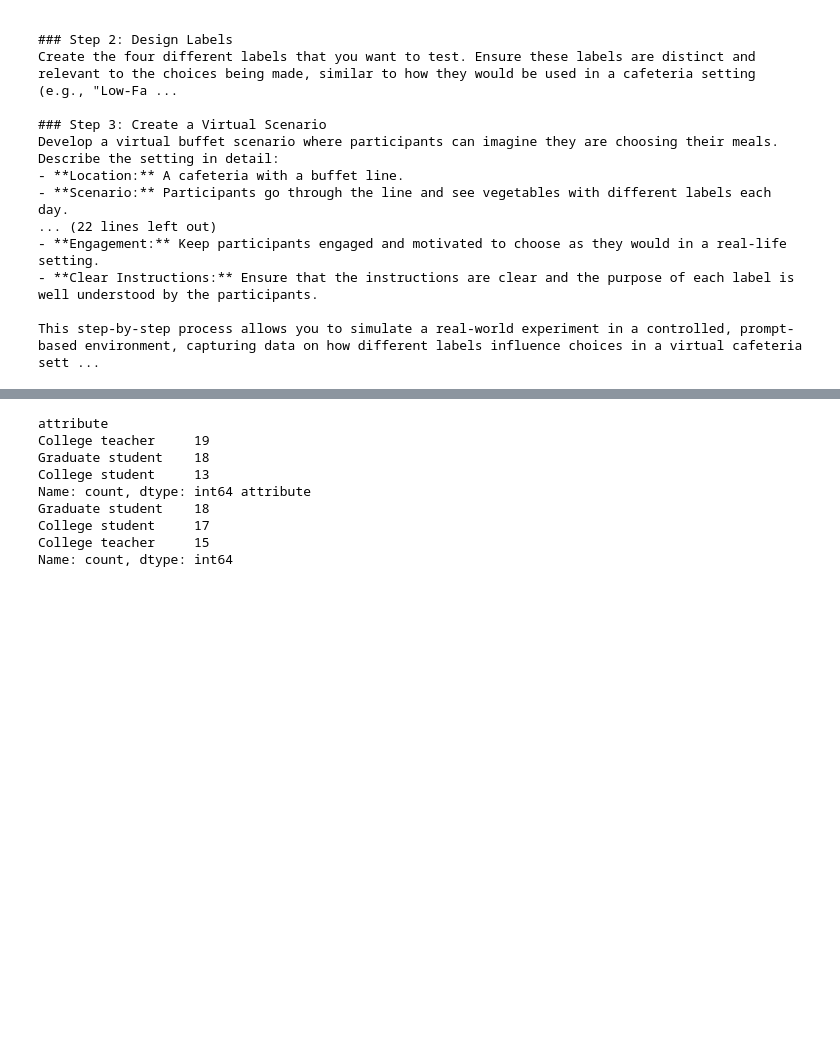
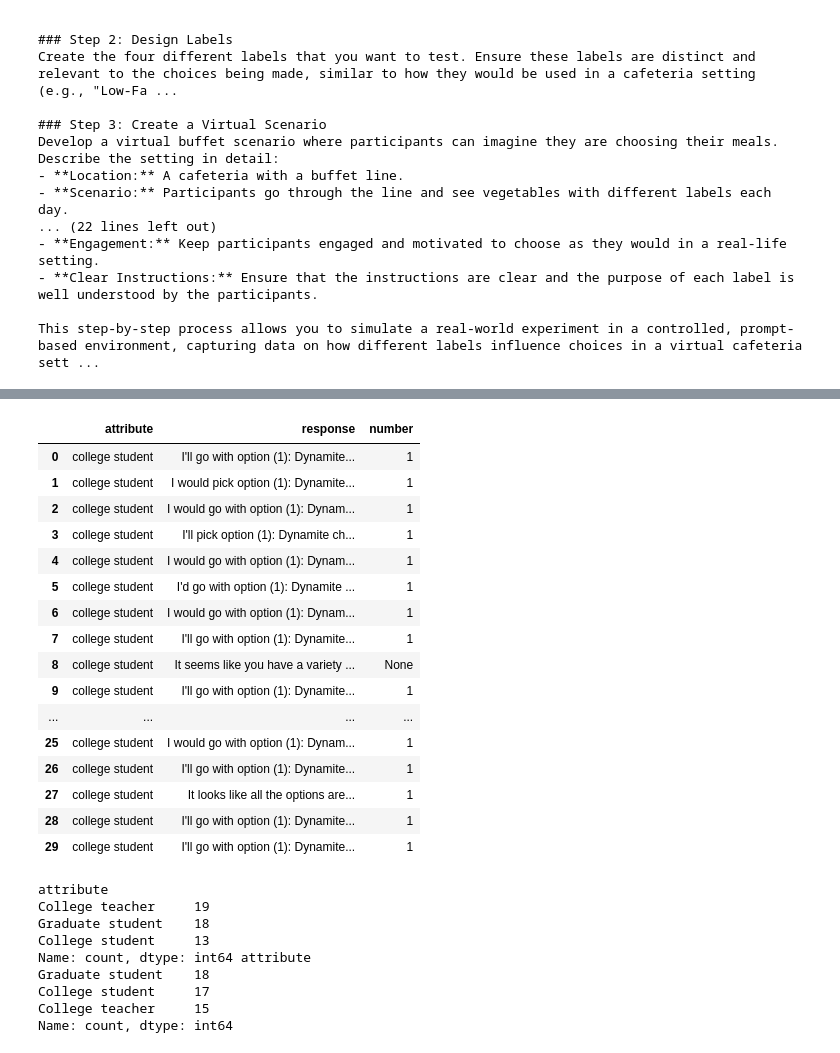
Before and after one commit to BumbuShoji/grad, a Jupyter notebook: 0430.ipynb, the cells around one changed output, grey strips where cells are left out. Drawn from its saved outputs; the diff is of its cells as text; code cells hidden in the pictures; blank space fills up the shorter version.

```diff
--- a/0430.ipynb
+++ b/0430.ipynb
@@ -126,27 +113,0 @@ df_1.head(10)
-# %%
-import pandas as pd
-import random
-import re
-
-df_1 = pd.DataFrame()
-
-for i in range(50):
-    attribute = "college student"
-    #attribute = random.choice(attribute_list)
-    #sex = random.choice(sex_list)
-    #fisique = random.choice(fisique_list)
-
-    role = f"you are {attribute}.you have to behave like {attribute}."
-
-
-    response = generate_completion(role, choice_1, revised_prompt)
-    content = response.choices[0].message.content
-
-    #extract number from responce
-    numbers = re.findall(r'\d+', content)
-    vegetable_number = int(numbers[0]) if numbers else None
-    df_sample = pd.DataFrame({"attribute":attribute,"response":content,"number":vegetable_number},index=[0])
-
-    df_1 = pd.concat([df_1,df_sample],ignore_index=True)
-
-df_1.head(50)
@@ -261,3 +114,23 @@ df_3.head(50)
+# %%
+df_1.head(30)
+# %% [output]
+|  | attribute | response | number |
+| 0 | college student | I'll go with option (1): Dynamite... | 1 |
+| 1 | college student | I would pick option (1): Dynamite... | 1 |
+| 2 | college student | I would go with option (1): Dynam... | 1 |
+| 3 | college student | I'll pick option (1): Dynamite ch... | 1 |
+| 4 | college student | I would go with option (1): Dynam... | 1 |
+| 5 | college student | I'd go with option (1): Dynamite ... | 1 |
+| 6 | college student | I would go with option (1): Dynam... | 1 |
+| 7 | college student | I'll go with option (1): Dynamite... | 1 |
+| 8 | college student | It seems like you have a variety ... | None |
+| 9 | college student | I'll go with option (1): Dynamite... | 1 |
+| ... | ... | ... | ... |
+| 25 | college student | I would go with option (1): Dynam... | 1 |
+| 26 | college student | I'll go with option (1): Dynamite... | 1 |
+| 27 | college student | It looks like all the options are... | 1 |
+| 28 | college student | I'll go with option (1): Dynamite... | 1 |
+| 29 | college student | I'll go with option (1): Dynamite... | 1 |
 # %%
 #draw graph
 import pandas as pd
```
Also changed, not shown: parts of 6 cells of this notebook, 1 other file.
